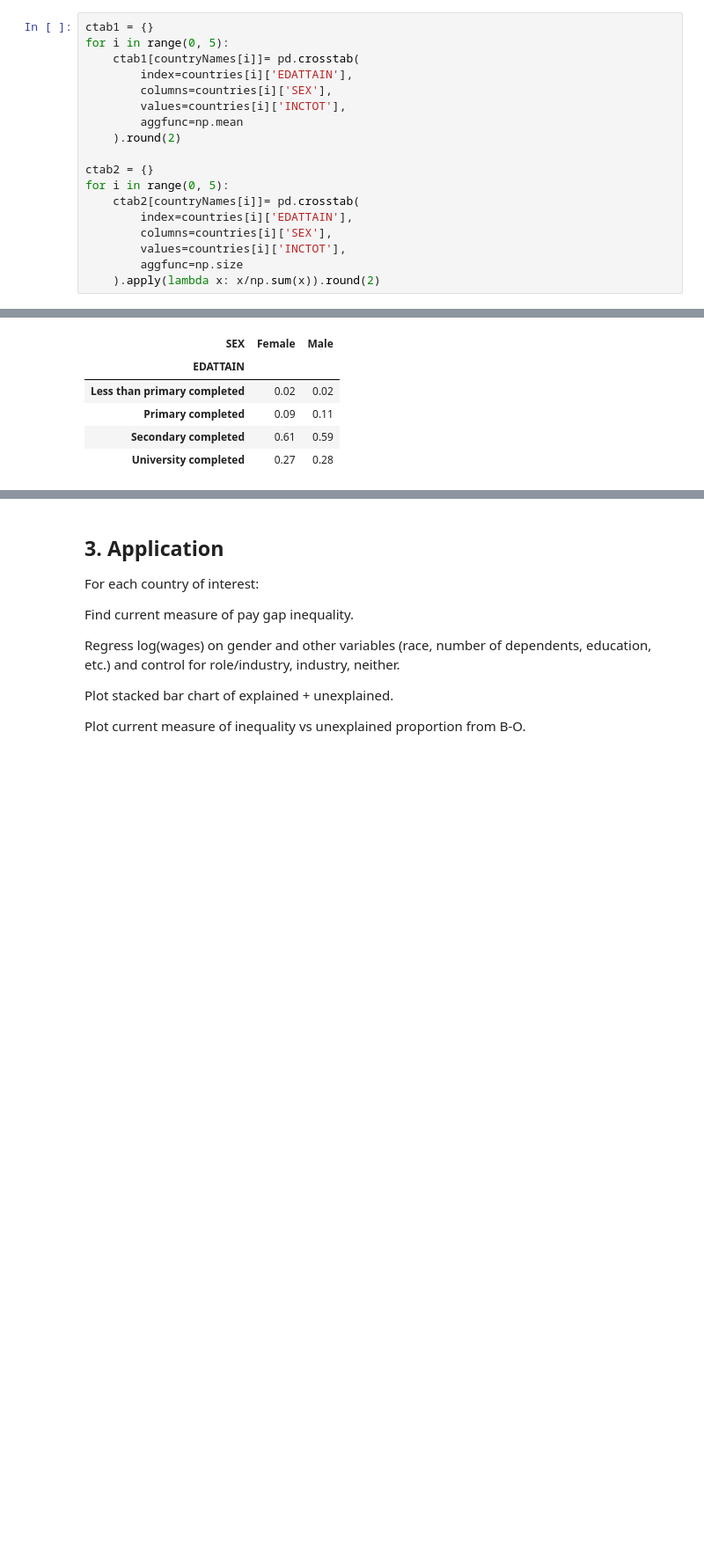
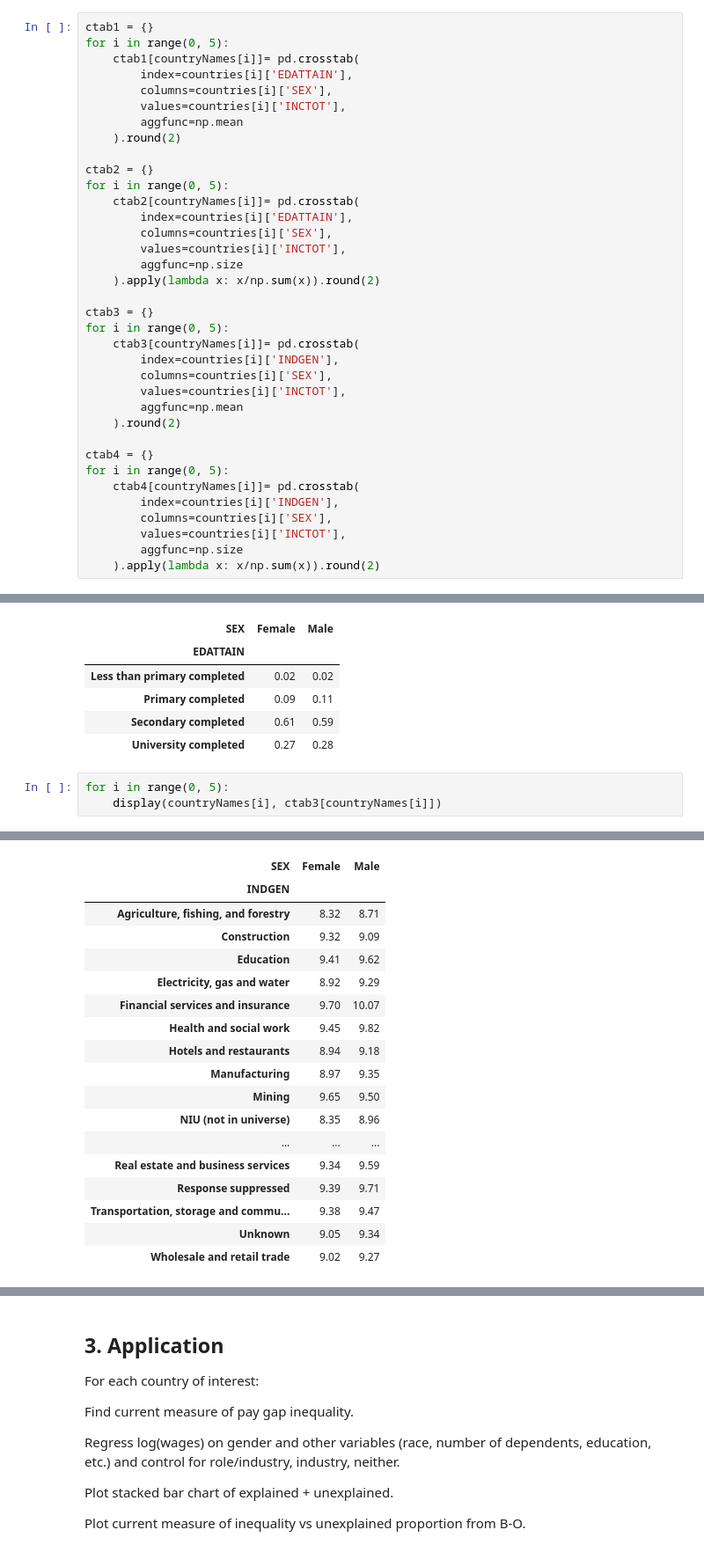
Before and after one commit to chrisdfong/Gender-Pay-Gap-Analysis, a Jupyter notebook: Project.ipynb, the cells around one changed output, grey strips where cells are left out. Shown: that part at 88% size. Drawn from its saved outputs; the diff is of its cells as text; blank space fills up the shorter version.

Commit message:
added more ctabs

```diff
--- a/Project.ipynb
+++ b/Project.ipynb
@@ -189,6 +198,24 @@ for i in range(0, 5):
         values=countries[i]['INCTOT'],
         aggfunc=np.size
     ).apply(lambda x: x/np.sum(x)).round(2)
+
+ctab3 = {}
+for i in range(0, 5):
+    ctab3[countryNames[i]]= pd.crosstab(
+        index=countries[i]['INDGEN'],
+        columns=countries[i]['SEX'],
+        values=countries[i]['INCTOT'],
+        aggfunc=np.mean
+    ).round(2)
+
+ctab4 = {}
+for i in range(0, 5):
+    ctab4[countryNames[i]]= pd.crosstab(
+        index=countries[i]['INDGEN'],
+        columns=countries[i]['SEX'],
+        values=countries[i]['INCTOT'],
+        aggfunc=np.size
+    ).apply(lambda x: x/np.sum(x)).round(2)
 # %%
 from IPython.display import display
 # %% [markdown]
@@ -273,3 +300,7 @@ for i in range(0, 5):
 | Primary completed | 0.09 | 0.11 |
 | Secondary completed | 0.61 | 0.59 |
 | University completed | 0.27 | 0.28 |
+# %%
+for i in range(0, 5):
+    display(countryNames[i], ctab3[countryNames[i]])
+# %% [output]
@@ -275,0 +308,18 @@ for i in range(0, 5):
+| SEX | Female | Male |
+| INDGEN |  |  |
+| Agriculture, fishing, and forestry | 8.32 | 8.71 |
+| Construction | 9.32 | 9.09 |
+| Education | 9.41 | 9.62 |
+| Electricity, gas and water | 8.92 | 9.29 |
+| Financial services and insurance | 9.70 | 10.07 |
+| Health and social work | 9.45 | 9.82 |
+| Hotels and restaurants | 8.94 | 9.18 |
+| Manufacturing | 8.97 | 9.35 |
+| Mining | 9.65 | 9.50 |
+| NIU (not in universe) | 8.35 | 8.96 |
+| ... | ... | ... |
+| Real estate and business services | 9.34 | 9.59 |
+| Response suppressed | 9.39 | 9.71 |
+| Transportation, storage and commu... | 9.38 | 9.47 |
+| Unknown | 9.05 | 9.34 |
+| Wholesale and retail trade | 9.02 | 9.27 |
```
Also changed, not shown: parts of 4 cells of this notebook.
